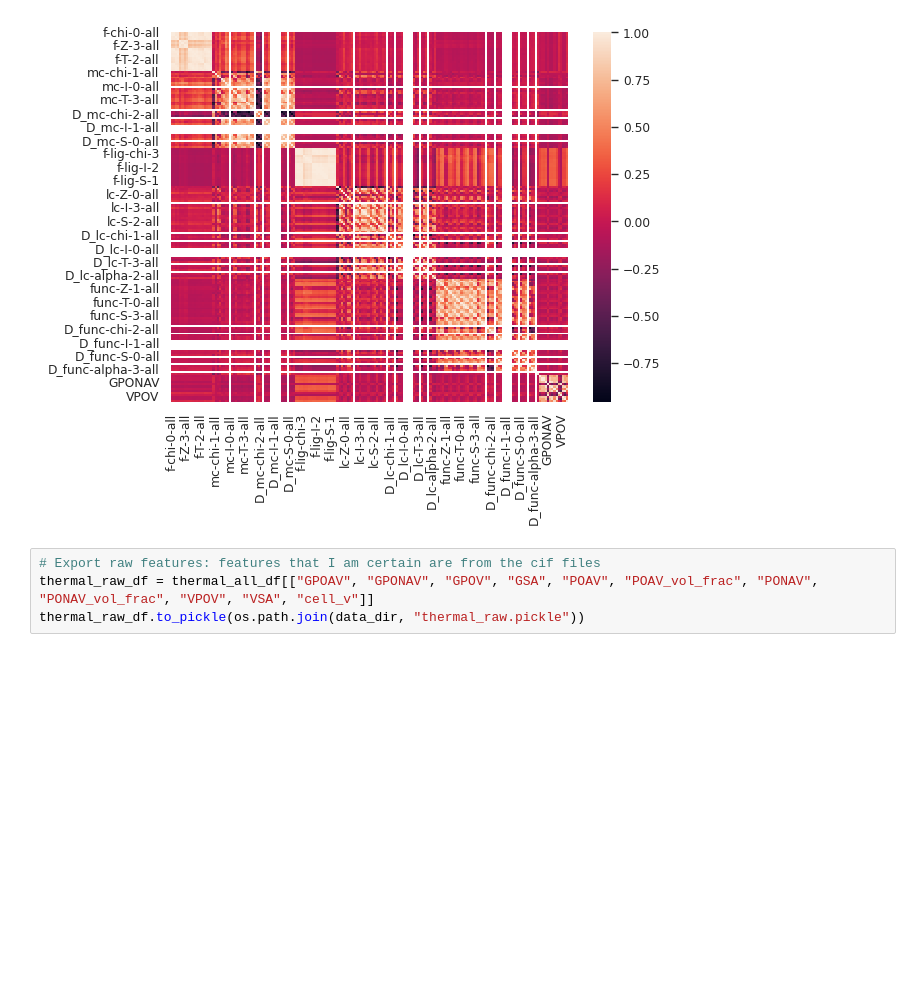
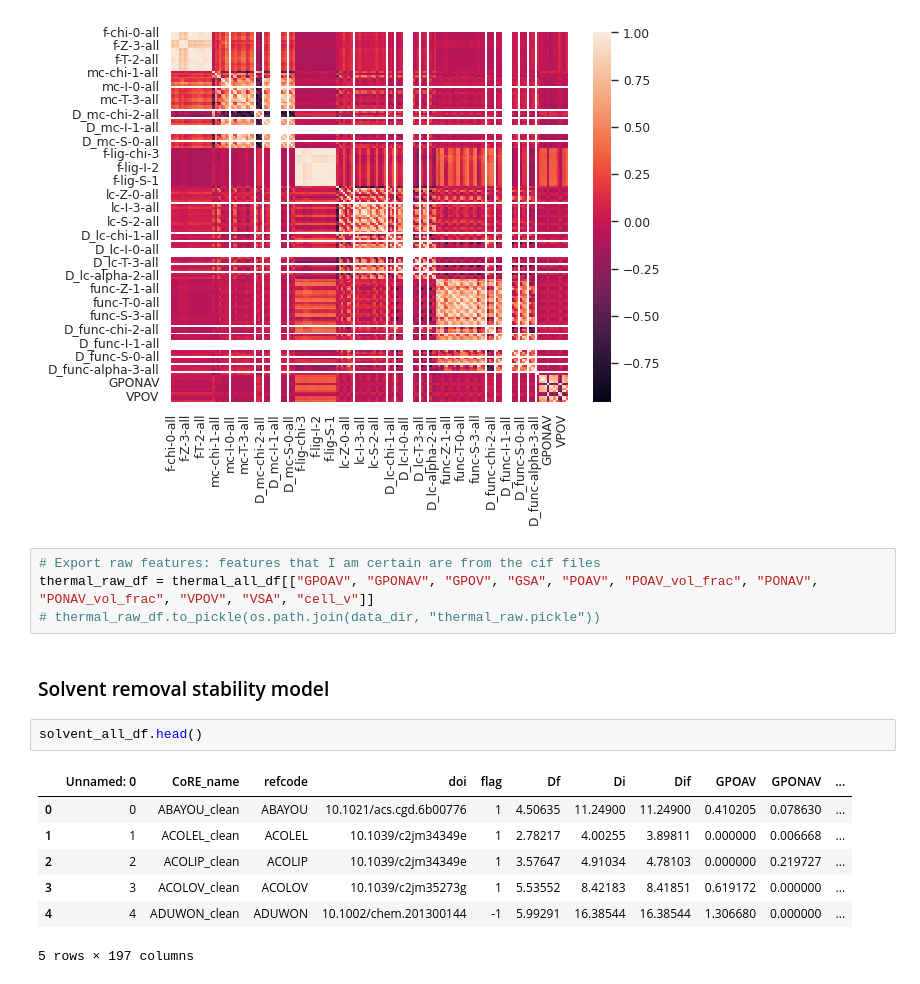
Before and after one commit to XYLiu9357/optimof, a Jupyter notebook: src/model_training/data_explore.ipynb, the cells around one changed output. Drawn from its saved outputs; the diff is of its cells as text; blank space fills up the shorter version.

```diff
--- a/src/model_training/data_explore.ipynb
+++ b/src/model_training/data_explore.ipynb
@@ -102,4 +102,16 @@ sns.heatmap(thermal_all_df.corr())
 # %%
 # Export raw features: features that I am certain are from the cif files
 thermal_raw_df = thermal_all_df[["GPOAV", "GPONAV", "GPOV", "GSA", "POAV", "POAV_vol_frac", "PONAV", "PONAV_vol_frac", "VPOV", "VSA", "cell_v"]]
-thermal_raw_df.to_pickle(os.path.join(data_dir, "thermal_raw.pickle"))
+# thermal_raw_df.to_pickle(os.path.join(data_dir, "thermal_raw.pickle"))
+# %% [markdown]
+### Solvent removal stability model
+# %%
+solvent_all_df.head()
+# %% [output]
+|  | Unnamed: 0 | CoRE_name | refcode | doi | flag | Df | Di | Dif | GPOAV | GPONAV | ... |
+| 0 | 0 | ABAYOU_clean | ABAYOU | 10.1021/acs.cgd.6b00776 | 1 | 4.50635 | 11.24900 | 11.24900 | 0.410205 | 0.078630 | ... |
+| 1 | 1 | ACOLEL_clean | ACOLEL | 10.1039/c2jm34349e | 1 | 2.78217 | 4.00255 | 3.89811 | 0.000000 | 0.006668 | ... |
+| 2 | 2 | ACOLIP_clean | ACOLIP | 10.1039/c2jm34349e | 1 | 3.57647 | 4.91034 | 4.78103 | 0.000000 | 0.219727 | ... |
+| 3 | 3 | ACOLOV_clean | ACOLOV | 10.1039/c2jm35273g | 1 | 5.53552 | 8.42183 | 8.41851 | 0.619172 | 0.000000 | ... |
+| 4 | 4 | ADUWON_clean | ADUWON | 10.1002/chem.201300144 | -1 | 5.99291 | 16.38544 | 16.38544 | 1.306680 | 0.000000 | ... |
+5 rows × 197 columns
```
Also changed, not shown: parts of 2 cells of this notebook, 11 other files.
